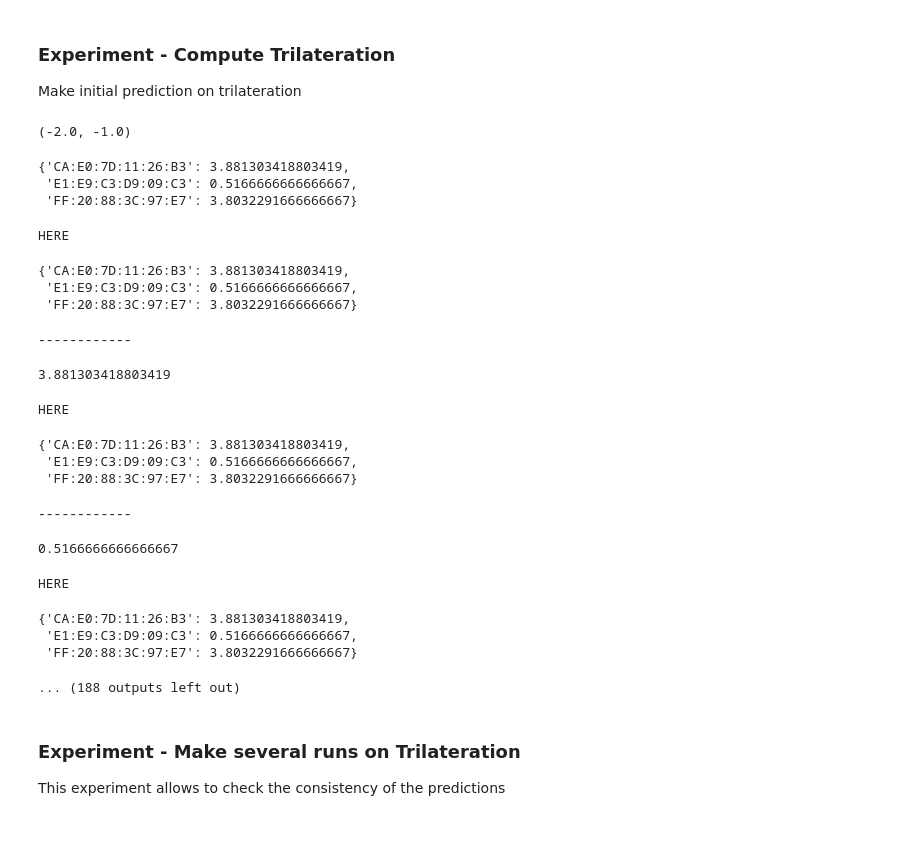
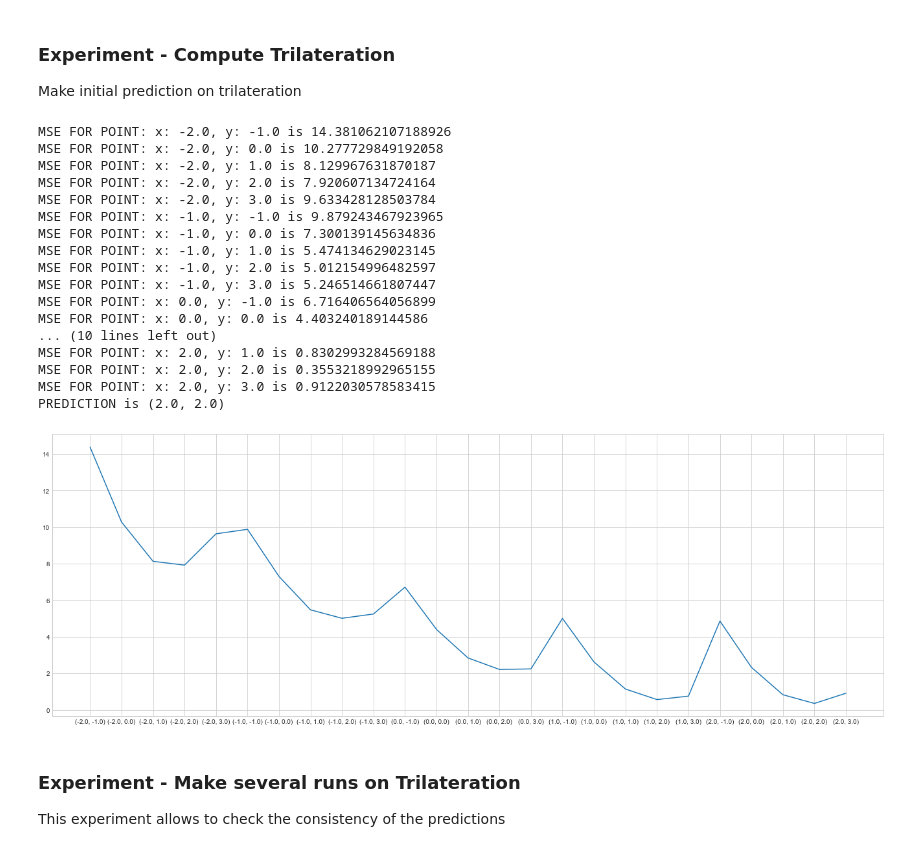
Before and after one commit to rui-pedro-porfirio/IndoorApp, a Jupyter notebook: Server/Notebooks/TRILATERATION/TrilaterationNotebook.ipynb, the cells around one changed output. Saved outputs shown, nothing was run; the diff lists cells and outputs as text; code cells hidden in the pictures.

```diff
--- a/Server/Notebooks/TRILATERATION/TrilaterationNotebook.ipynb
+++ b/Server/Notebooks/TRILATERATION/TrilaterationNotebook.ipynb
@@ -648,29 +668,26 @@ DISTANCES ESTIMATIONS
 ### Experiment - Compute Trilateration
 Make initial prediction on trilateration
 # %%
-initial_prediction = compute_trilateration()
+initial_prediction = compute_trilateration_test_single_point()
 # %% [output]
-(-2.0, -1.0)
+MSE FOR POINT: x: -2.0, y: -1.0 is 14.381062107188926
+MSE FOR POINT: x: -2.0, y: 0.0 is 10.277729849192058
+MSE FOR POINT: x: -2.0, y: 1.0 is 8.129967631870187
+MSE FOR POINT: x: -2.0, y: 2.0 is 7.920607134724164
+MSE FOR POINT: x: -2.0, y: 3.0 is 9.633428128503784
+MSE FOR POINT: x: -1.0, y: -1.0 is 9.879243467923965
+MSE FOR POINT: x: -1.0, y: 0.0 is 7.300139145634836
+MSE FOR POINT: x: -1.0, y: 1.0 is 5.474134629023145
+MSE FOR POINT: x: -1.0, y: 2.0 is 5.012154996482597
+MSE FOR POINT: x: -1.0, y: 3.0 is 5.246514661807447
+MSE FOR POINT: x: 0.0, y: -1.0 is 6.716406564056899
+MSE FOR POINT: x: 0.0, y: 0.0 is 4.403240189144586
+... (10 lines left out)
+MSE FOR POINT: x: 2.0, y: 1.0 is 0.8302993284569188
+MSE FOR POINT: x: 2.0, y: 2.0 is 0.3553218992965155
+MSE FOR POINT: x: 2.0, y: 3.0 is 0.9122030578583415
+PREDICTION is (2.0, 2.0)
-{'CA:E0:7D:11:26:B3': 3.881303418803419,
- 'E1:E9:C3:D9:09:C3': 0.5166666666666667,
- 'FF:20:88:3C:97:E7': 3.8032291666666667}
-HERE
-{'CA:E0:7D:11:26:B3': 3.881303418803419,
- 'E1:E9:C3:D9:09:C3': 0.5166666666666667,
- 'FF:20:88:3C:97:E7': 3.8032291666666667}
-------------
-3.881303418803419
-HERE
-{'CA:E0:7D:11:26:B3': 3.881303418803419,
- 'E1:E9:C3:D9:09:C3': 0.5166666666666667,
- 'FF:20:88:3C:97:E7': 3.8032291666666667}
-------------
-0.5166666666666667
-HERE
-{'CA:E0:7D:11:26:B3': 3.881303418803419,
- 'E1:E9:C3:D9:09:C3': 0.5166666666666667,
- 'FF:20:88:3C:97:E7': 3.8032291666666667}
-... (188 outputs left out)
+[figure, added]
 # %% [markdown]
 ### Experiment - Make several runs on Trilateration
 This experiment allows to check the consistency of the predictions
```
Also changed, not shown: parts of 5 cells of this notebook, 1 other file.
